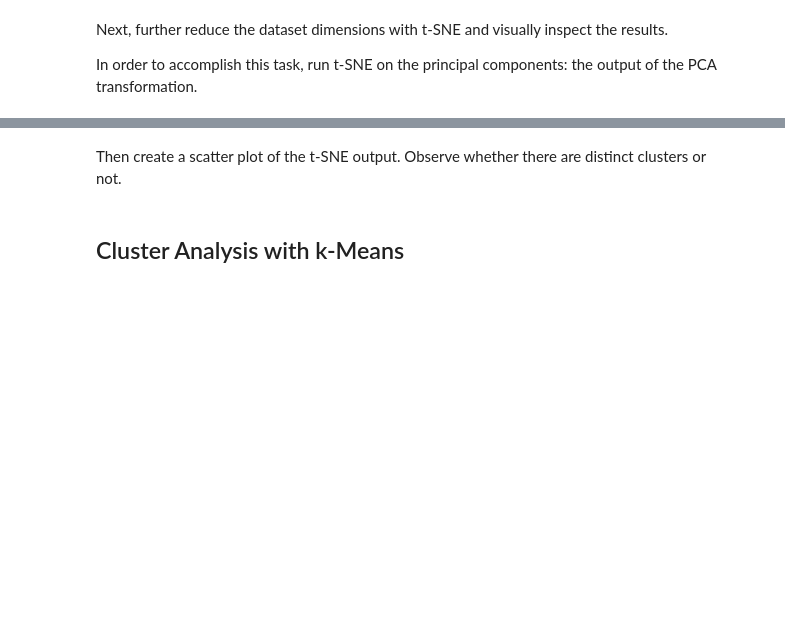
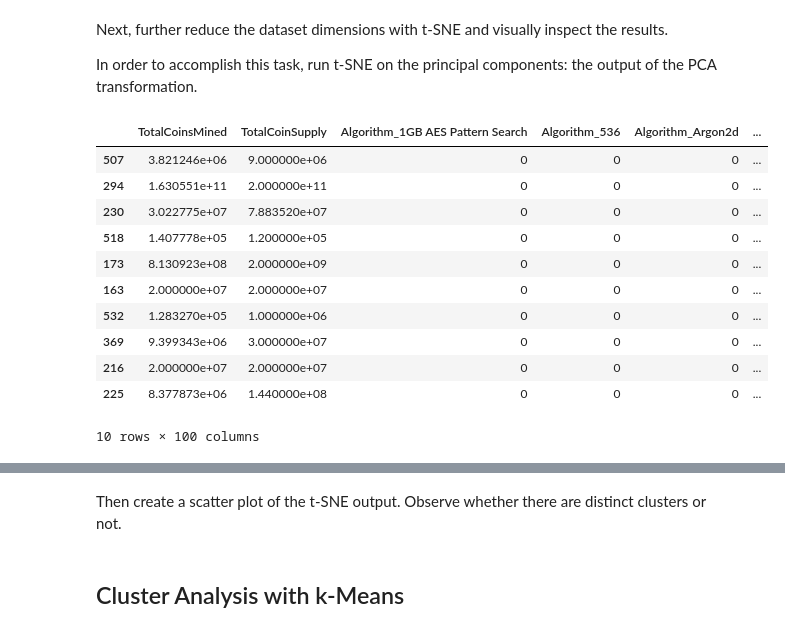
Before and after one commit to mdebone/cryptocurrency_clusters_challenge, a Jupyter notebook: cryptocurrency_clusters.wip.ipynb, the cells around one changed output, grey strips where cells are left out. Drawn from its saved outputs; the diff is of its cells as text; code cells hidden in the pictures; blank space fills up the shorter version.

```diff
--- a/cryptocurrency_clusters.wip.ipynb
+++ b/cryptocurrency_clusters.wip.ipynb
@@ -236,3 +276,21 @@ round(sum(a), 3)
 Next, further reduce the dataset dimensions with t-SNE and visually inspect the results.
 
 In order to accomplish this task, run t-SNE on the principal components: the output of the PCA transformation.
+# %%
+file_path = Path("cleaned_crypto_data.csv.csv")
+new_df = pd.read_csv(file_path)
+# %%
+new_df.sample(10)
+# %% [output]
+|  | TotalCoinsMined | TotalCoinSupply | Algorithm_1GB AES Pattern Search | Algorithm_536 | Algorithm_Argon2d | ... |
+| 507 | 3.821246e+06 | 9.000000e+06 | 0 | 0 | 0 | ... |
+| 294 | 1.630551e+11 | 2.000000e+11 | 0 | 0 | 0 | ... |
+| 230 | 3.022775e+07 | 7.883520e+07 | 0 | 0 | 0 | ... |
+| 518 | 1.407778e+05 | 1.200000e+05 | 0 | 0 | 0 | ... |
+| 173 | 8.130923e+08 | 2.000000e+09 | 0 | 0 | 0 | ... |
+| 163 | 2.000000e+07 | 2.000000e+07 | 0 | 0 | 0 | ... |
+| 532 | 1.283270e+05 | 1.000000e+06 | 0 | 0 | 0 | ... |
+| 369 | 9.399343e+06 | 3.000000e+07 | 0 | 0 | 0 | ... |
+| 216 | 2.000000e+07 | 2.000000e+07 | 0 | 0 | 0 | ... |
+| 225 | 8.377873e+06 | 1.440000e+08 | 0 | 0 | 0 | ... |
+10 rows × 100 columns
```
Also changed, not shown: parts of 61 cells of this notebook, 1 other file.
